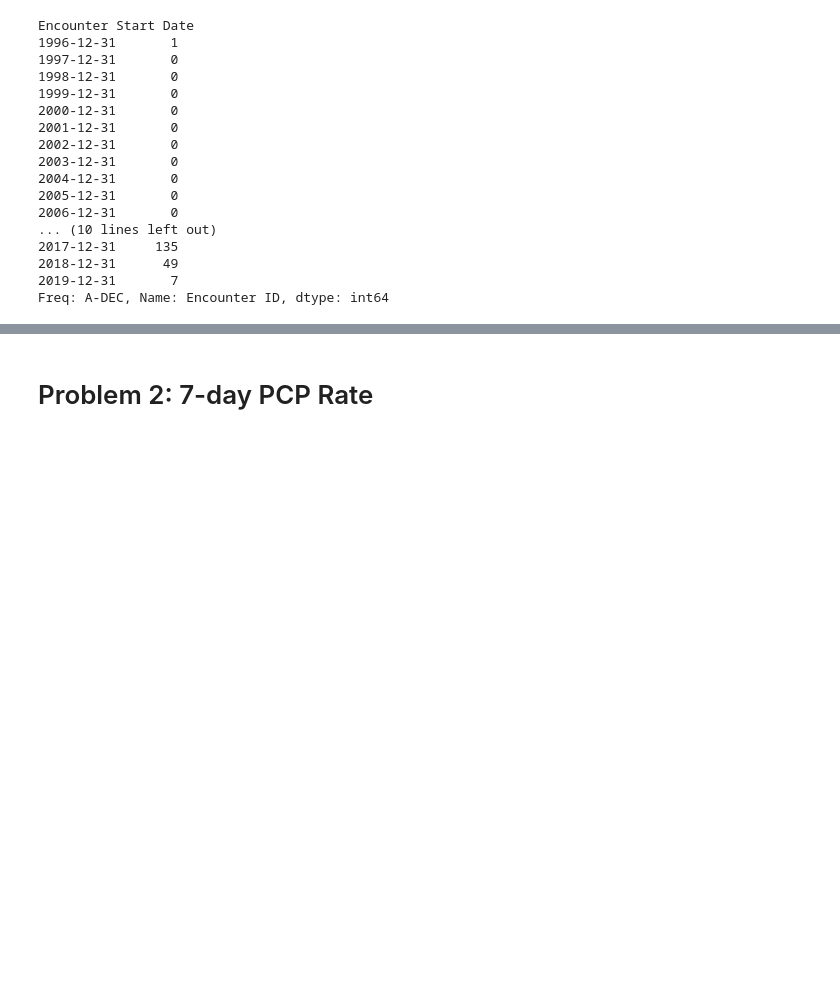
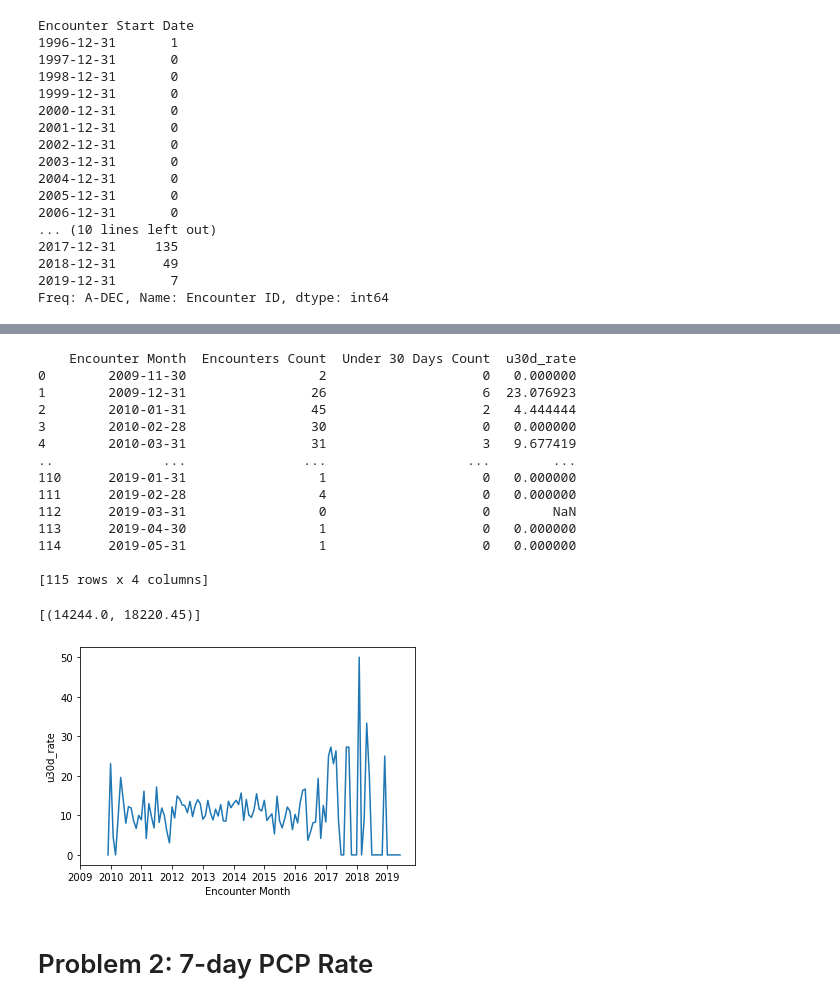
Before and after one commit to jrioross/ursa_health_hospital_readmissions, a Jupyter notebook: ursa_health_hospital_readmission.ipynb, the cells around one changed output, grey strips where cells are left out. Saved outputs shown, nothing was run; the diff lists cells and outputs as text; code cells hidden in the pictures; blank space fills up the shorter version.

```diff
--- a/ursa_health_hospital_readmission.ipynb
+++ b/ursa_health_hospital_readmission.ipynb
@@ -292,0 +300,21 @@ Freq: A-DEC, Name: Encounter ID, dtype: int64
+# %%
+#Create new dataframe from admissions that only has three columns
+readmits2 = admissions[['Patient ID', 'patient_adm_ct', 'Encounter Start Date']]
+
+#Add 1 to all patient_adm_ct. This transformation allows us to put the discharge date from the patient's previous hospital
+#visit on the same line as their current visit, thus allowing us to calculate a difference in dates.
+readmits2['patient_adm_ct'] -= 1
+
+#merge the two dataframes on patient id and the transformed patient_adm_ct
+readmissions2 = pd.merge(admissions, readmits2, how = 'left', on = ['Patient ID', 'patient_adm_ct'], suffixes = ('', ' Next'))
+
+#calculate the days of difference between current encounter's start date and the last encounter's end date
+readmissions2['Days Until Readmission'] = readmissions2['Encounter Start Date Next'] - readmissions2['Encounter End Date']
+
+#create boolean 'Under 30 Days'
+readmissions2['Under 30 Days'] = (readmissions2['Days Until Readmission'] >= dt.timedelta(days = 0)) & (readmissions2['Days Until Readmission'] <= dt.timedelta(days = 30))
+
+#Get 30-day readmission rate
+#First pass at under-30-day rate.
+under_30_d_rate2 = sum(readmissions2['Under 30 Days'])/len(readmissions2.index)
+print(round(under_30_d_rate2*100,2), '% readmitted under 30 days')
@@ -293,3 +328,36 @@ Freq: A-DEC, Name: Encounter ID, dtype: int64
+# %%
+monthly_u30_readm2 = readmissions2.groupby(pd.Grouper(key = 'Encounter End Date',freq='M'))['Under 30 Days'].sum()
+monthly_u30_readm2 = pd.DataFrame({'Encounter Month':monthly_u30_readm2.index, 'Under 30 Days Count':monthly_u30_readm2.values})
+
+
+monthly_encounters2 = readmissions2.groupby(pd.Grouper(key = 'Encounter End Date',freq='M'))['Encounter ID'].count()
+monthly_encounters2 = pd.DataFrame({'Encounter Month': monthly_encounters2.index, 'Encounters Count': monthly_encounters2.values})
+
+monthly_u30_rates2 = pd.merge(monthly_encounters2, monthly_u30_readm2, how = 'inner')
+
+monthly_u30_rates2['u30d_rate'] = 100*monthly_u30_rates2['Under 30 Days Count'] / monthly_u30_rates2['Encounters Count']
+
+print(monthly_u30_rates2)
+
+g = sns.lineplot(x = 'Encounter Month', y = 'u30d_rate', data = monthly_u30_rates2)
+g.set(xlim = (pd.to_datetime('2008-12-31'),None))
+# %% [output]
+    Encounter Month  Encounters Count  Under 30 Days Count  u30d_rate
+0        2009-11-30                 2                    0   0.000000
+1        2009-12-31                26                    6  23.076923
+2        2010-01-31                45                    2   4.444444
+3        2010-02-28                30                    0   0.000000
+4        2010-03-31                31                    3   9.677419
+..              ...               ...                  ...        ...
+110      2019-01-31                 1                    0   0.000000
+111      2019-02-28                 4                    0   0.000000
+112      2019-03-31                 0                    0        NaN
+113      2019-04-30                 1                    0   0.000000
+114      2019-05-31                 1                    0   0.000000
+
+[115 rows x 4 columns]
+[(14244.0, 18220.45)]
+[figure, added]
 # %% [markdown]
 # Problem 2: 7-day PCP Rate
 # %% [markdown]
```
Also changed, not shown: parts of 11 cells of this notebook.
